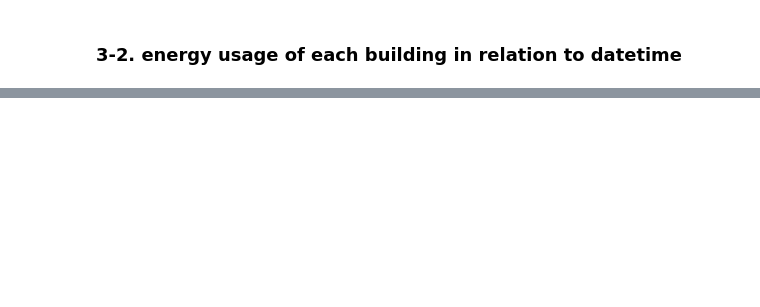
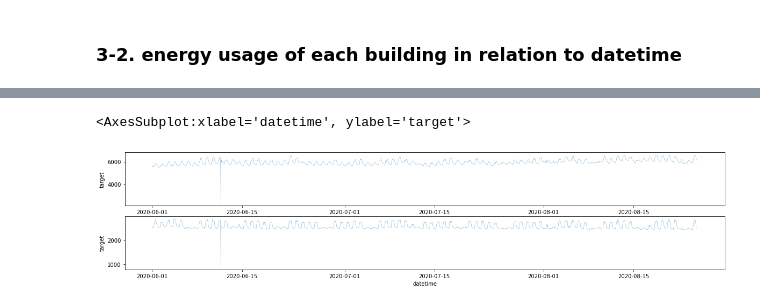
Before and after one commit to yong-again/elec_used, a Jupyter notebook: code/Electric_Used_Predict.ipynb, the cells around one changed output, grey strips where cells are left out. Drawn from its saved outputs; the diff is of its cells as text; code cells hidden in the pictures; blank space fills up the shorter version.

```diff
--- a/code/Electric_Used_Predict.ipynb
+++ b/code/Electric_Used_Predict.ipynb
@@ -252,0 +256,12 @@ for num in eda_df['num'].unique():
+# %%
+num_31 = eda_df[eda_df.num == 31]
+num_33 = eda_df[eda_df.num == 33]
+
+fig = plt.figure(figsize = (20, 4))
+plt.subplot(211)
+sns.lineplot(data = num_31, x = 'datetime', y = 'target', linewidth = 0.3)
+plt.subplot(212)
+sns.lineplot(data = num_33, x = 'datetime', y = 'target', linewidth = 0.3)
+# %% [output]
+<AxesSubplot:xlabel='datetime', ylabel='target'>
+[figure, added]
```
Also changed, not shown: parts of 25 cells of this notebook.
